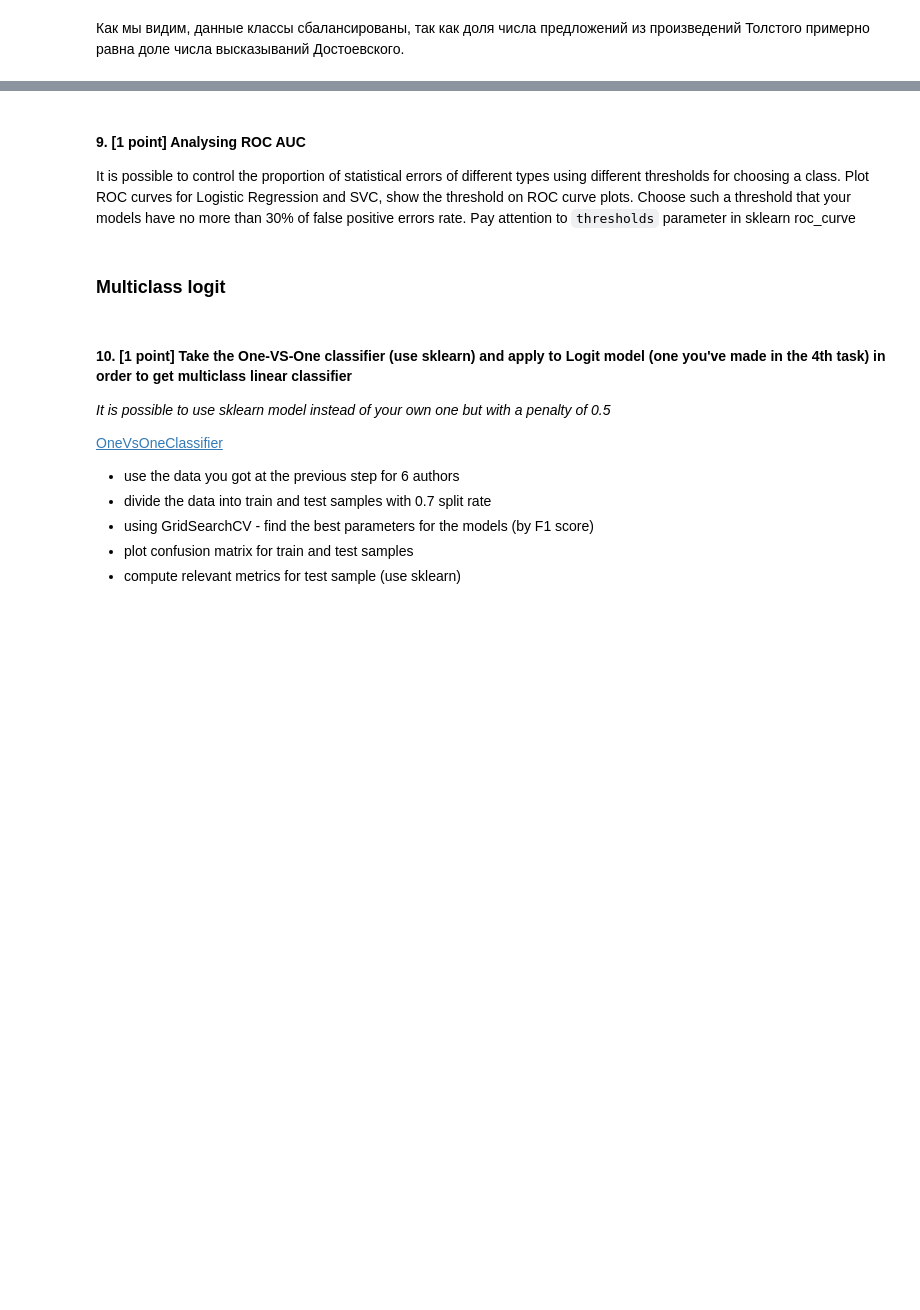
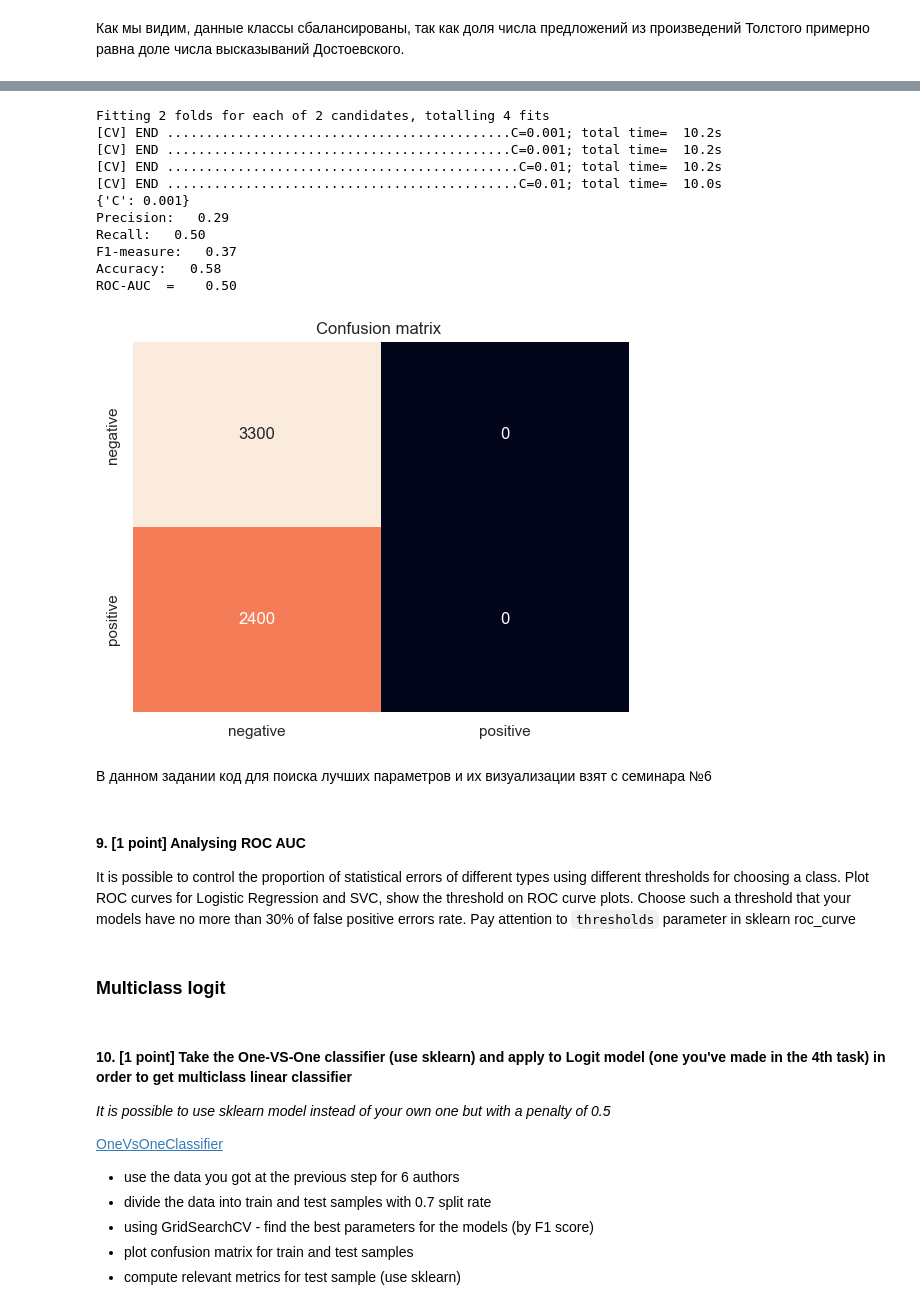
Before and after one commit to Bogdan108/ML, a Jupyter notebook: HW/HW_3/HW3_v8.ipynb, the cells around one changed output, grey strips where cells are left out. Saved outputs shown, nothing was run; the diff lists cells and outputs as text; code cells hidden in the pictures; blank space fills up the shorter version.

```diff
--- a/HW/HW_3/HW3_v8.ipynb
+++ b/HW/HW_3/HW3_v8.ipynb
@@ -392,15 +395,13 @@ for sent in sampled_df['sentences'].tolist():
 # %%
 token_df = pd.DataFrame({'sentences': token_sentences, 'author': sampled_df['author'].to_list()})
 
-vectorizer = CountVectorizer(max_features=300)
+vectorizer = CountVectorizer()
 vectorizer.fit(token_df['sentences'])
 bf_vector = vectorizer.transform(token_df['sentences'])
 print(bf_vector.todense()[1:2])
 
-vectorizer = TfidfVectorizer(max_features=300)
+vectorizer = TfidfVectorizer()
 vectorizer.fit(token_df['sentences'])
 tf_idf_vector = vectorizer.transform(token_df['sentences'])
 print(tf_idf_vector.todense()[1:2])
-
-vector_df = pd.DataFrame({'sentences': tf_idf_vector, 'author': token_df['sentences']})
 # %% [output]
@@ -464,3 +516,27 @@ Name: count, dtype: int64
+# %%
+parameters = {'C':[0.001, 0.01]}
+svr = SVC(probability=True, verbose = False, kernel='linear')
+clf = GridSearchCV(svr,parameters, scoring = 'f1', verbose=2, cv=2)
+clf.fit(train_texts, train_y)
+print(clf.best_params_)
+pred = clf.predict(test_texts)
+proba  = clf.predict_proba(test_texts)
+show_results(test_y, pred, proba)
+# %% [output]
+Fitting 2 folds for each of 2 candidates, totalling 4 fits
+[CV] END ............................................C=0.001; total time=  10.2s
+[CV] END ............................................C=0.001; total time=  10.2s
+[CV] END .............................................C=0.01; total time=  10.2s
+[CV] END .............................................C=0.01; total time=  10.0s
+{'C': 0.001}
+Precision:   0.29
+Recall:   0.50
+F1-measure:   0.37
+Accuracy:   0.58
+ROC-AUC  =    0.50
+[figure, added]
+# %% [markdown]
+В данном задании код для поиска лучших параметров и их визуализации взят с семинара №6
 # %% [markdown]
 #### 9. [1 point] Analysing ROC AUC
 
```
Also changed, not shown: parts of 12 cells of this notebook.
